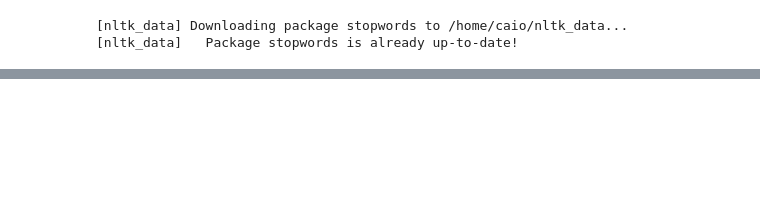
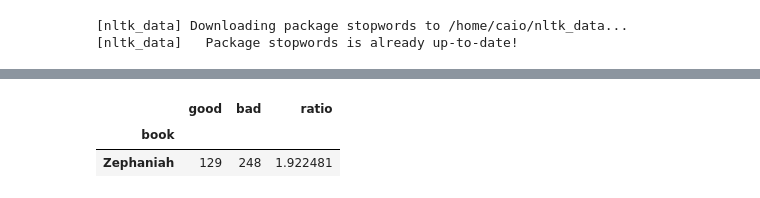
Before and after one commit to caioburin/GodEvil, a Jupyter notebook: GoDevil.ipynb, the cells around one changed output, grey strips where cells are left out. Drawn from its saved outputs; the diff is of its cells as text; code cells hidden in the pictures; blank space fills up the shorter version.

```diff
--- a/GoDevil.ipynb
+++ b/GoDevil.ipynb
@@ -111,0 +131,6 @@ TypeError: string indices must be integers
+# %%
+dataset_ratio[dataset_ratio.ratio==max(dataset_ratio.ratio)]
+# %% [output]
+|  | good | bad | ratio |
+| book |  |  |  |
+| Zephaniah | 129 | 248 | 1.922481 |
```
Also changed, not shown: parts of 10 cells of this notebook.
